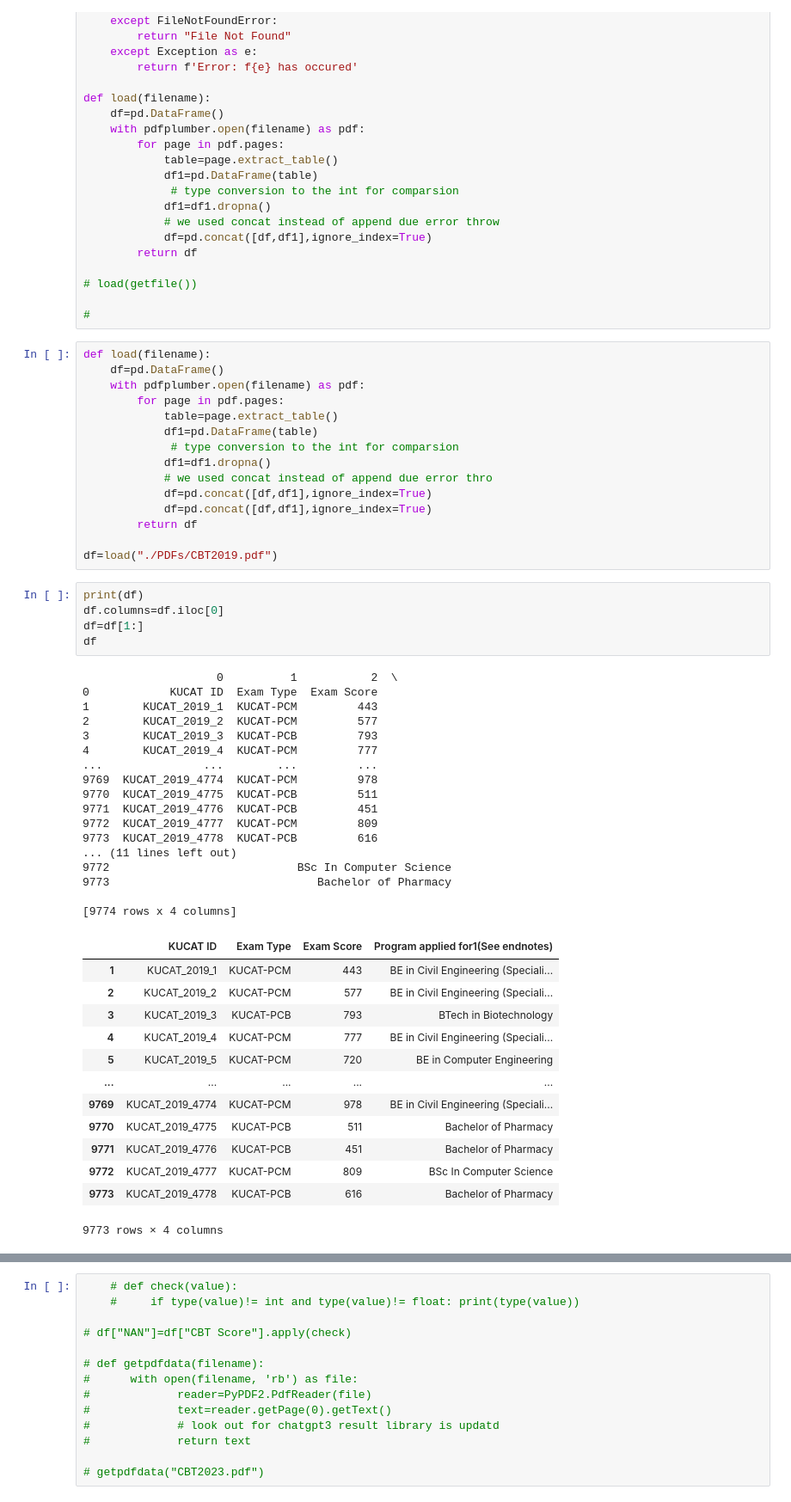
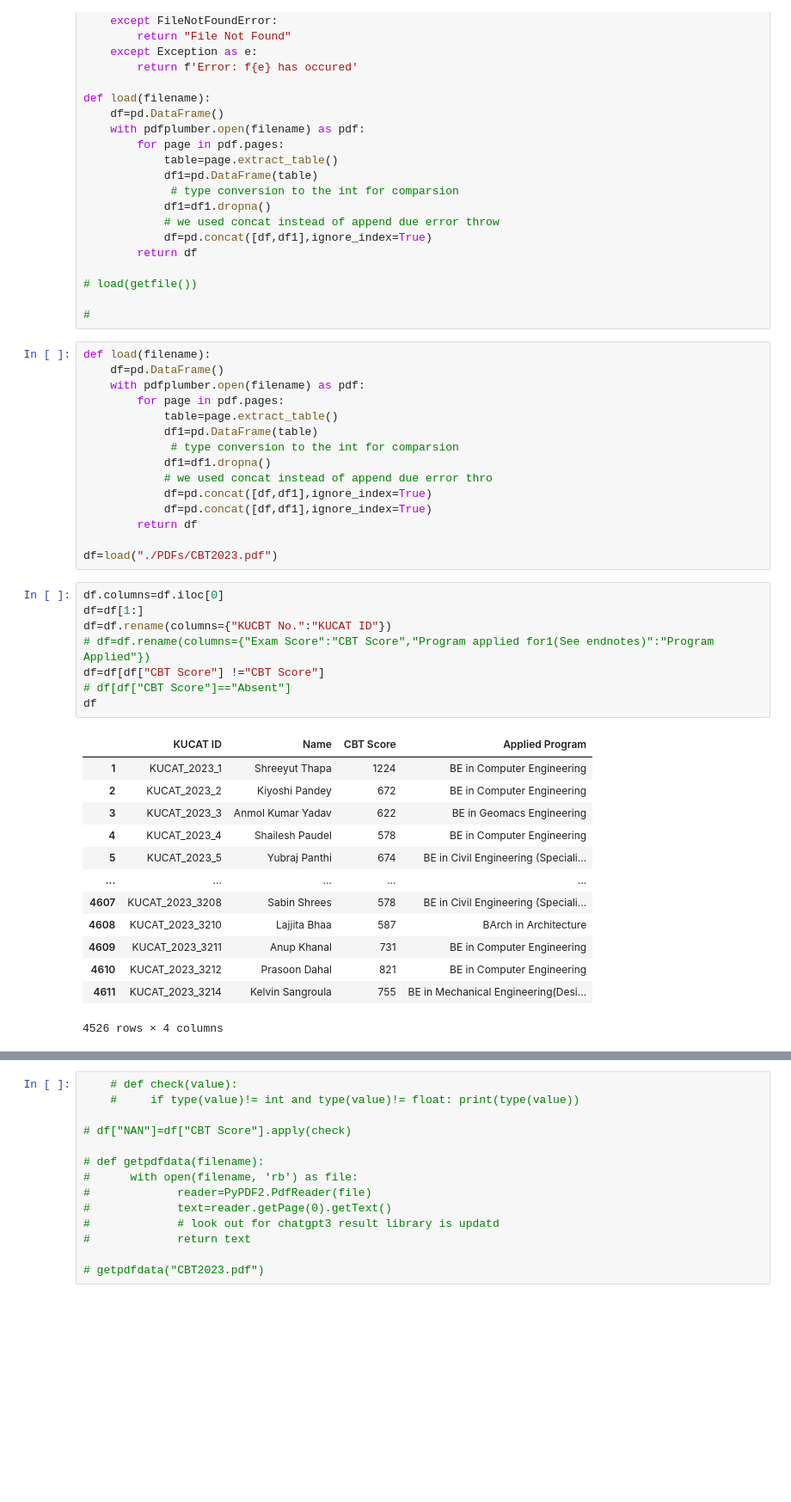
Before and after one commit to abiral-adhikari/CBTAnalysis, a Jupyter notebook: rank.ipynb, the cells around one changed output, grey strips where cells are left out. Shown at 86% size. Drawn from its saved outputs; the diff is of its cells as text; blank space fills up the shorter version.

```diff
--- a/rank.ipynb
+++ b/rank.ipynb
@@ -73,42 +73,28 @@ def load(filename):
             df=pd.concat([df,df1],ignore_index=True)
         return df
 
-df=load("./PDFs/CBT2019.pdf")
+df=load("./PDFs/CBT2023.pdf")
-# %%
-print(df)
-df.columns=df.iloc[0]
-df=df[1:]
-df
-# %% [output]
-                    0          1           2  \
-0            KUCAT ID  Exam Type  Exam Score
-1        KUCAT_2019_1  KUCAT-PCM         443
-2        KUCAT_2019_2  KUCAT-PCM         577
-3        KUCAT_2019_3  KUCAT-PCB         793
-4        KUCAT_2019_4  KUCAT-PCM         777
-...               ...        ...         ...
-9769  KUCAT_2019_4774  KUCAT-PCM         978
-9770  KUCAT_2019_4775  KUCAT-PCB         511
-9771  KUCAT_2019_4776  KUCAT-PCB         451
-9772  KUCAT_2019_4777  KUCAT-PCM         809
-9773  KUCAT_2019_4778  KUCAT-PCB         616
-... (11 lines left out)
-9772                            BSc In Computer Science
-9773                               Bachelor of Pharmacy
-
-[9774 rows x 4 columns]
-|  | KUCAT ID | Exam Type | Exam Score | Program applied for1(See endnotes) |
-| 1 | KUCAT_2019_1 | KUCAT-PCM | 443 | BE in Civil Engineering (Speciali... |
-| 2 | KUCAT_2019_2 | KUCAT-PCM | 577 | BE in Civil Engineering (Speciali... |
-| 3 | KUCAT_2019_3 | KUCAT-PCB | 793 | BTech in Biotechnology |
-| 4 | KUCAT_2019_4 | KUCAT-PCM | 777 | BE in Civil Engineering (Speciali... |
-| 5 | KUCAT_2019_5 | KUCAT-PCM | 720 | BE in Computer Engineering |
-| ... | ... | ... | ... | ... |
-| 9769 | KUCAT_2019_4774 | KUCAT-PCM | 978 | BE in Civil Engineering (Speciali... |
-| 9770 | KUCAT_2019_4775 | KUCAT-PCB | 511 | Bachelor of Pharmacy |
-| 9771 | KUCAT_2019_4776 | KUCAT-PCB | 451 | Bachelor of Pharmacy |
-| 9772 | KUCAT_2019_4777 | KUCAT-PCM | 809 | BSc In Computer Science |
-| 9773 | KUCAT_2019_4778 | KUCAT-PCB | 616 | Bachelor of Pharmacy |
-9773 rows × 4 columns
+# %%
+df.columns=df.iloc[0]
+df=df[1:]
+df=df.rename(columns={"KUCBT No.":"KUCAT ID"})
+# df=df.rename(columns={"Exam Score":"CBT Score","Program applied for1(See endnotes)":"Program Applied"})
+df=df[df["CBT Score"] !="CBT Score"]
+# df[df["CBT Score"]=="Absent"]
+df
+# %% [output]
+|  | KUCAT ID | Name | CBT Score | Applied Program |
+| 1 | KUCAT_2023_1 | Shreeyut Thapa | 1224 | BE in Computer Engineering |
+| 2 | KUCAT_2023_2 | Kiyoshi Pandey | 672 | BE in Computer Engineering |
+| 3 | KUCAT_2023_3 | Anmol Kumar Yadav | 622 | BE in Geomacs Engineering |
+| 4 | KUCAT_2023_4 | Shailesh Paudel | 578 | BE in Computer Engineering |
+| 5 | KUCAT_2023_5 | Yubraj Panthi | 674 | BE in Civil Engineering (Speciali... |
+| ... | ... | ... | ... | ... |
+| 4607 | KUCAT_2023_3208 | Sabin Shrees | 578 | BE in Civil Engineering (Speciali... |
+| 4608 | KUCAT_2023_3210 | Lajjita Bhaa | 587 | BArch in Architecture |
+| 4609 | KUCAT_2023_3211 | Anup Khanal | 731 | BE in Computer Engineering |
+| 4610 | KUCAT_2023_3212 | Prasoon Dahal | 821 | BE in Computer Engineering |
+| 4611 | KUCAT_2023_3214 | Kelvin Sangroula | 755 | BE in Mechanical Engineering(Desi... |
+4526 rows × 4 columns
 # %%
 # df=df.rename(columns={"Exam Score":"CBT Score","Program applied for1(See endnotes)":"Program Applied"})
```
Also changed, not shown: parts of 2 cells of this notebook, 2 other files.
